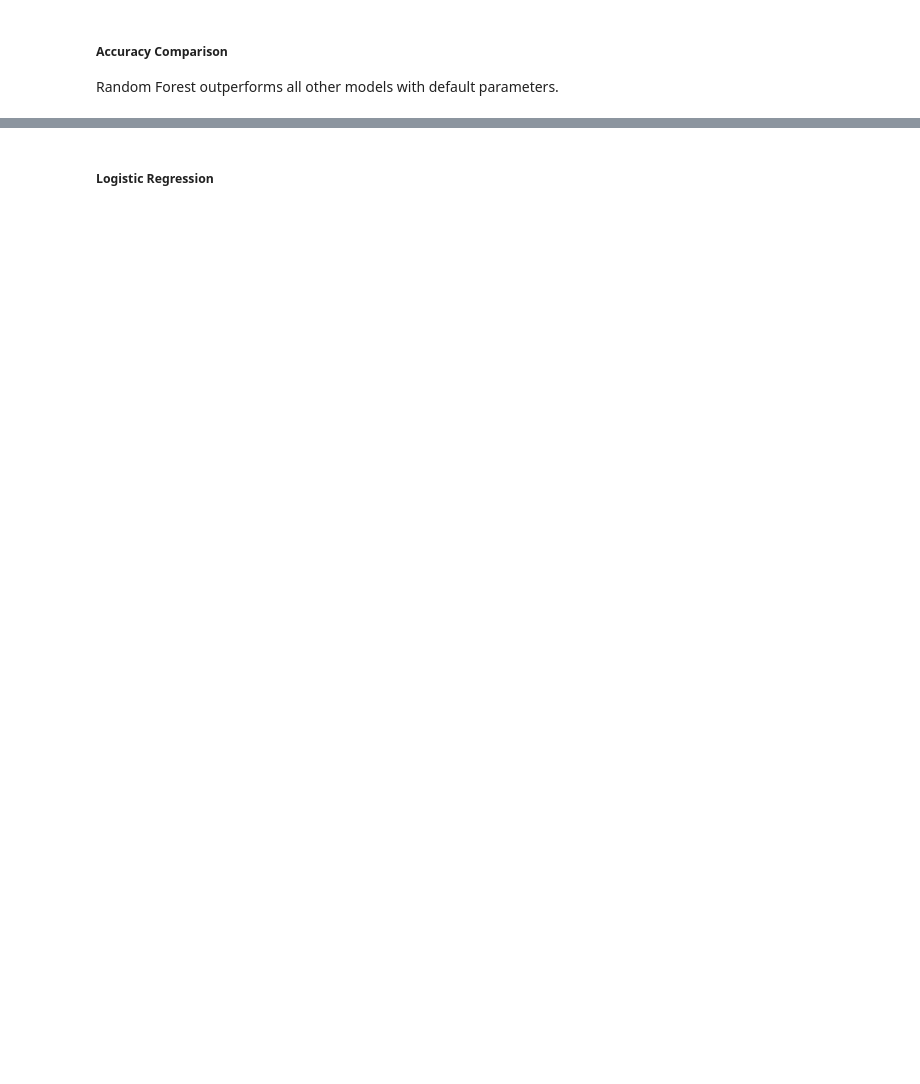
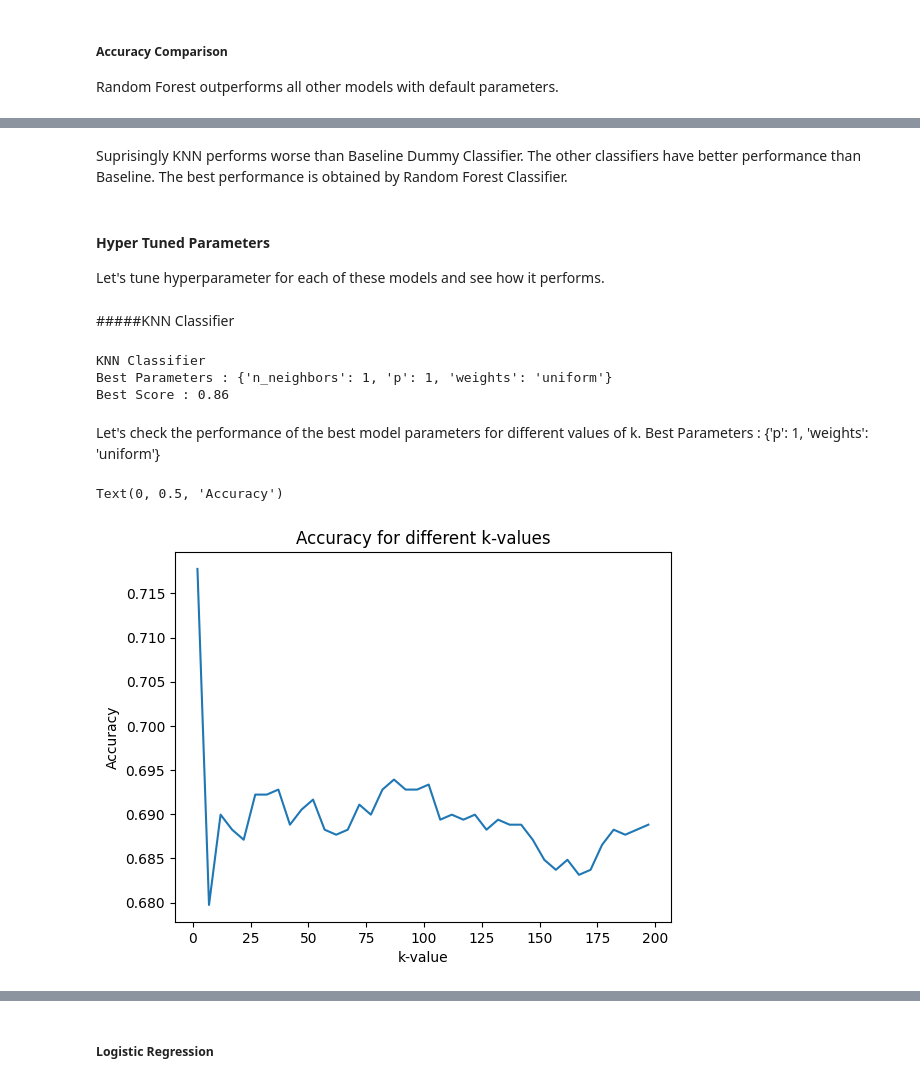
Before and after one commit to tejal04/Telco-Customer-Churn, a Jupyter notebook: Model_Customer_Churn_Prediction.ipynb, the cells around one changed output, grey strips where cells are left out. Saved outputs shown, nothing was run; the diff lists cells and outputs as text; code cells hidden in the pictures; blank space fills up the shorter version.

```diff
--- a/Model_Customer_Churn_Prediction.ipynb
+++ b/Model_Customer_Churn_Prediction.ipynb
@@ -291,0 +236,41 @@ plt.show()
+# %% [markdown]
+Suprisingly KNN performs worse than Baseline Dummy Classifier.
+The other classifiers have better performance than Baseline. The best performance is obtained by Random Forest Classifier.
+# %% [markdown]
+#### Hyper Tuned Parameters
+
+Let's tune hyperparameter for each of these models and see how it performs.
+# %% [markdown]
+#####KNN Classifier
+# %%
+#KNN Classifier
+parameters = {'weights':['uniform', 'distance'], 'n_neighbors' :list(range(1,102,20)), 'p':[1,2]  }
+knn = KNeighborsClassifier()
+clf = GridSearchCV(knn, parameters)
+clf.fit(X_train, y_train.values.ravel())
+print("KNN Classifier")
+print(f"Best Parameters : {clf.best_params_}")
+print(f"Best Score : {round(clf.best_score_,2)}")
+#clf.cv_results_
+# %% [output]
+KNN Classifier
+Best Parameters : {'n_neighbors': 1, 'p': 1, 'weights': 'uniform'}
+Best Score : 0.86
+# %% [markdown]
+Let's check the performance of the best model parameters for different values of k. Best Parameters : {'p': 1, 'weights': 'uniform'}
+# %%
+knn_results = {}
+for k in range (2, 200, 5):
+  knn_model = KNeighborsClassifier(n_neighbors=k, p=1, weights='distance')
+  knn_model.fit(X_train, y_train)
+  y_pred = knn_model.predict(X_test)
+  accuracy = accuracy_score(y_test, y_pred)
+  knn_results[k]=accuracy
+
+plt.plot(knn_results.keys(), knn_results.values())
+plt.title("Accuracy for different k-values")
+plt.xlabel("k-value")
+plt.ylabel("Accuracy")
+# %% [output]
+Text(0, 0.5, 'Accuracy')
+[figure, added]
```
Also changed, not shown: parts of 77 cells of this notebook.
